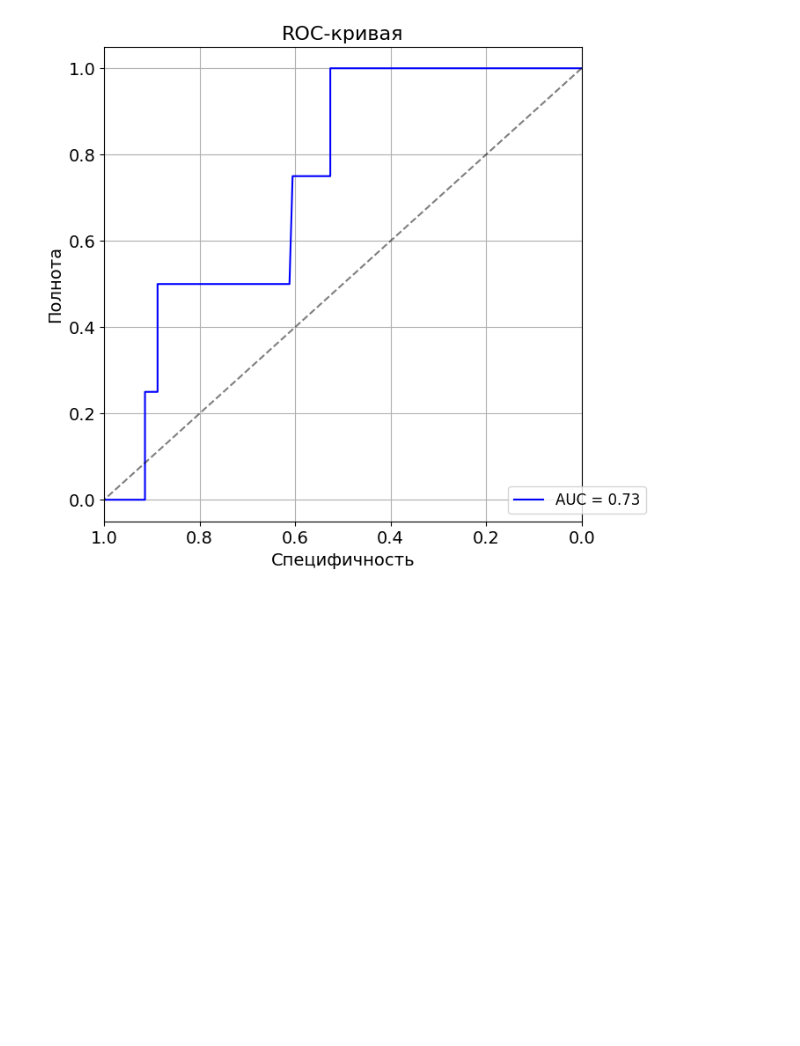
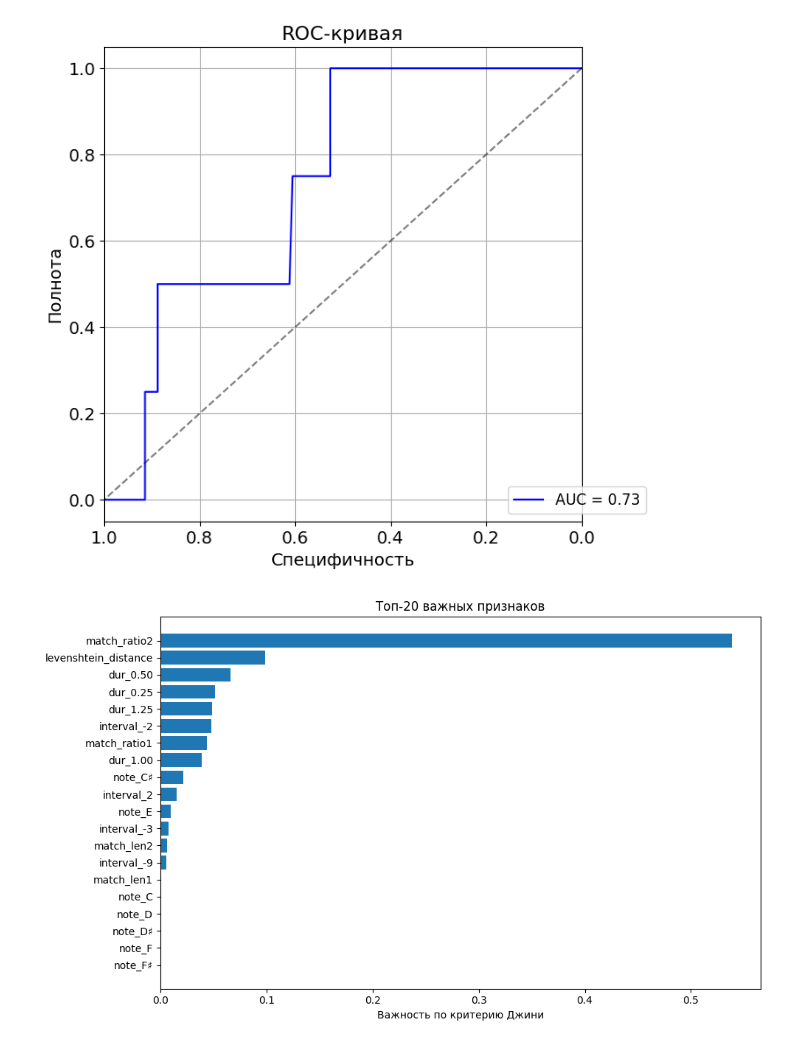
Before and after one commit to HerrPhoton/plagitune, a Jupyter notebook: notebooks/threshold_classifiers/grad_boosting.ipynb, the cells around one changed output. Cells and saved outputs as stored; diff of their text form; code cells hidden in the pictures; blank space fills up the shorter version.

Commit message:
Важность признаков у деревьев

```diff
--- a/notebooks/threshold_classifiers/grad_boosting.ipynb
+++ b/notebooks/threshold_classifiers/grad_boosting.ipynb
@@ -66,6 +66,22 @@ plt.title("ROC-кривая", fontsize=16)
 plt.tick_params(axis='both', which='major', labelsize=14)
 # %% [output]
 [figure]
+# %%
+importance = np.abs(classifier.feature_importances_)
+feature_importance = dict(zip(dataset.feature_names, importance))
+feature_importance = {k: v for k, v in sorted(feature_importance.items(), key=lambda item: item[1], reverse=True)}
+
+top_features = list(feature_importance.items())[:20]
+
+plt.figure(figsize=(10, 6))
+plt.barh([f[0] for f in top_features], [f[1] for f in top_features])
+plt.xlabel('Важность по критерию Джини')
+plt.title('Топ-20 важных признаков')
+plt.gca().invert_yaxis()
+plt.tight_layout()
+plt.show()
+# %% [output]
+[figure, added]
 # %%
 MAX_DEPTHS = range(1, 21)
 X_train, X_test, y_train, y_test = train_test_split(dataset.features, dataset.targets, test_size=0.2, random_state=42, stratify=dataset.targets)
```
Also changed, not shown: parts of 1 cell of this notebook, 4 other files.
